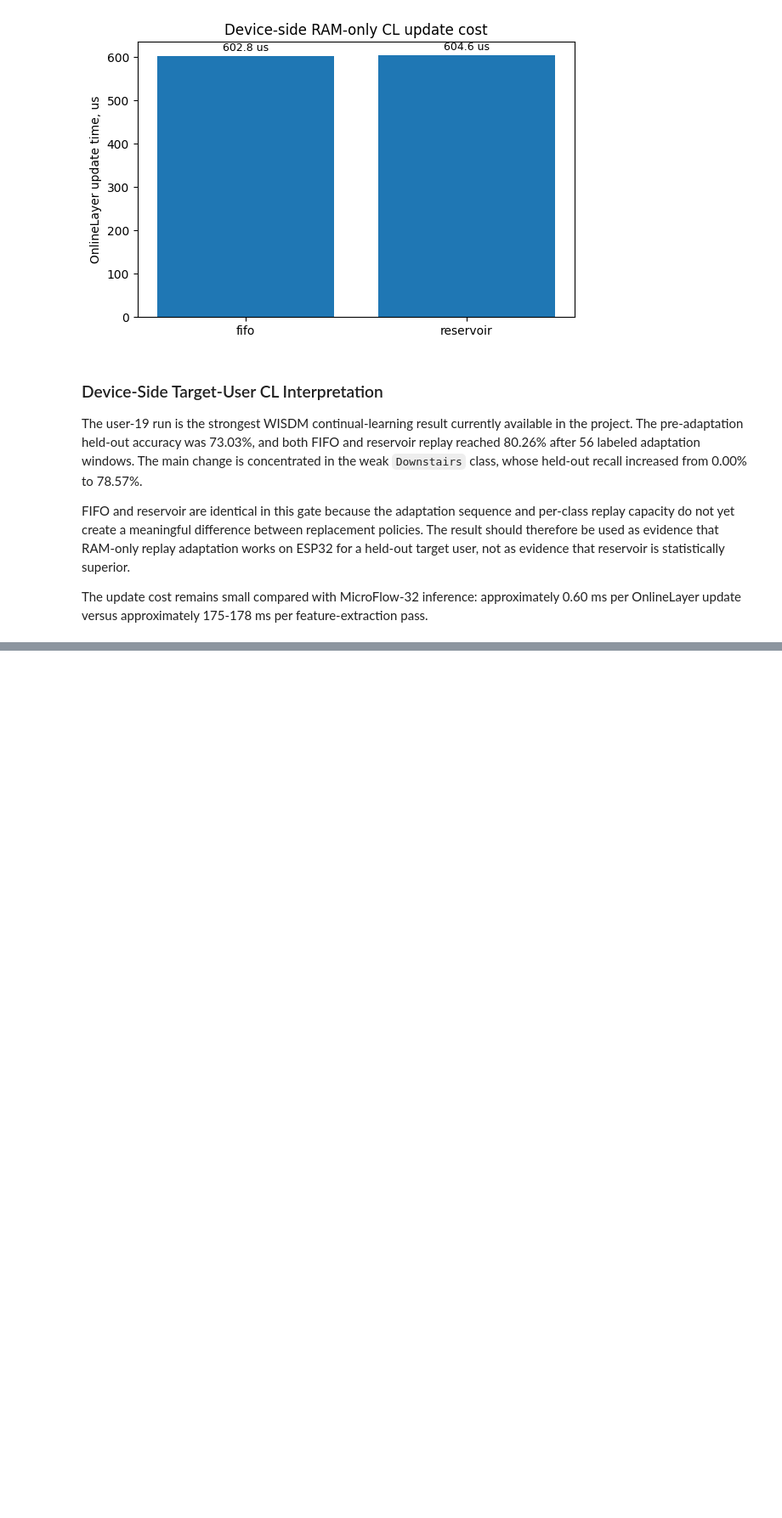
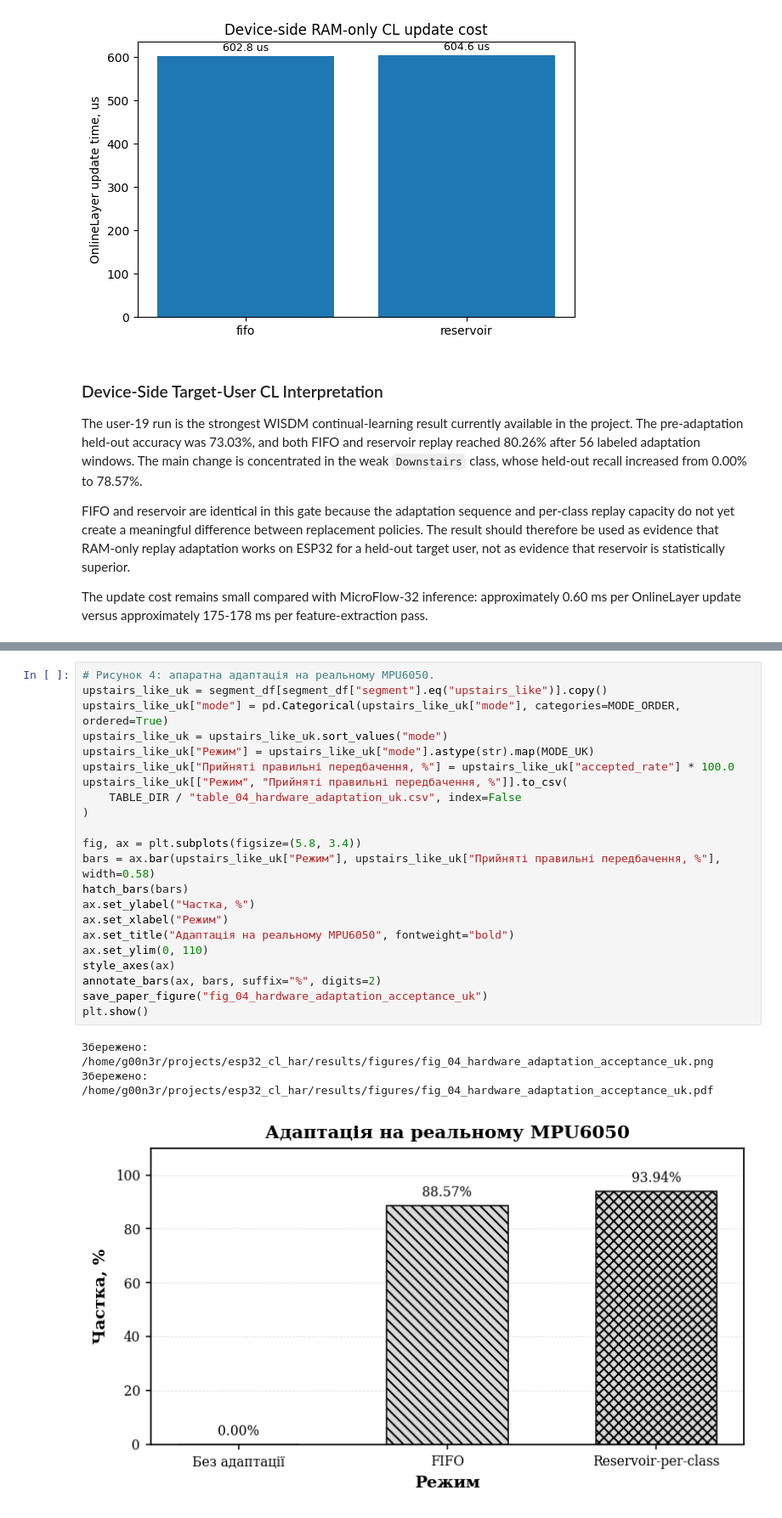
Before and after one commit to loo00r/esp32_cl_har, a Jupyter notebook: notebooks/paper_results_analysis.ipynb, the cells around one changed output, grey strips where cells are left out. Shown at 85% size. Cells and saved outputs as stored; diff of their text form; blank space fills up the shorter version.

```diff
--- a/notebooks/paper_results_analysis.ipynb
+++ b/notebooks/paper_results_analysis.ipynb
@@ -845,0 +1074,26 @@ The update cost remains small compared with MicroFlow-32 inference: approximatel
+# %%
+# Рисунок 4: апаратна адаптація на реальному MPU6050.
+upstairs_like_uk = segment_df[segment_df["segment"].eq("upstairs_like")].copy()
+upstairs_like_uk["mode"] = pd.Categorical(upstairs_like_uk["mode"], categories=MODE_ORDER, ordered=True)
+upstairs_like_uk = upstairs_like_uk.sort_values("mode")
+upstairs_like_uk["Режим"] = upstairs_like_uk["mode"].astype(str).map(MODE_UK)
+upstairs_like_uk["Прийняті правильні передбачення, %"] = upstairs_like_uk["accepted_rate"] * 100.0
+upstairs_like_uk[["Режим", "Прийняті правильні передбачення, %"]].to_csv(
+    TABLE_DIR / "table_04_hardware_adaptation_uk.csv", index=False
+)
+
+fig, ax = plt.subplots(figsize=(5.8, 3.4))
+bars = ax.bar(upstairs_like_uk["Режим"], upstairs_like_uk["Прийняті правильні передбачення, %"], width=0.58)
+hatch_bars(bars)
+ax.set_ylabel("Частка, %")
+ax.set_xlabel("Режим")
+ax.set_title("Адаптація на реальному MPU6050", fontweight="bold")
+ax.set_ylim(0, 110)
+style_axes(ax)
+annotate_bars(ax, bars, suffix="%", digits=2)
+save_paper_figure("fig_04_hardware_adaptation_acceptance_uk")
+plt.show()
+# %% [output]
+Збережено: /home/g00n3r/projects/esp32_cl_har/results/figures/fig_04_hardware_adaptation_acceptance_uk.png
+Збережено: /home/g00n3r/projects/esp32_cl_har/results/figures/fig_04_hardware_adaptation_acceptance_uk.pdf
+[figure, added]
```
Also changed, not shown: parts of 10 cells of this notebook, 27 other files.
